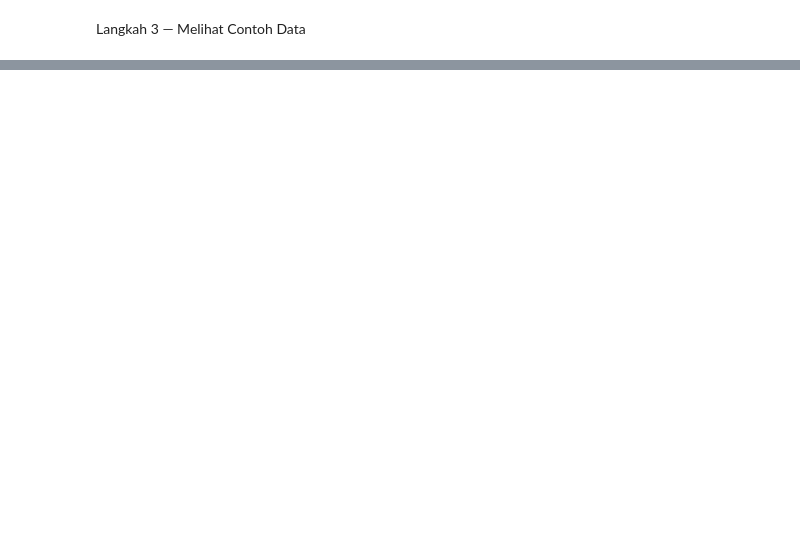
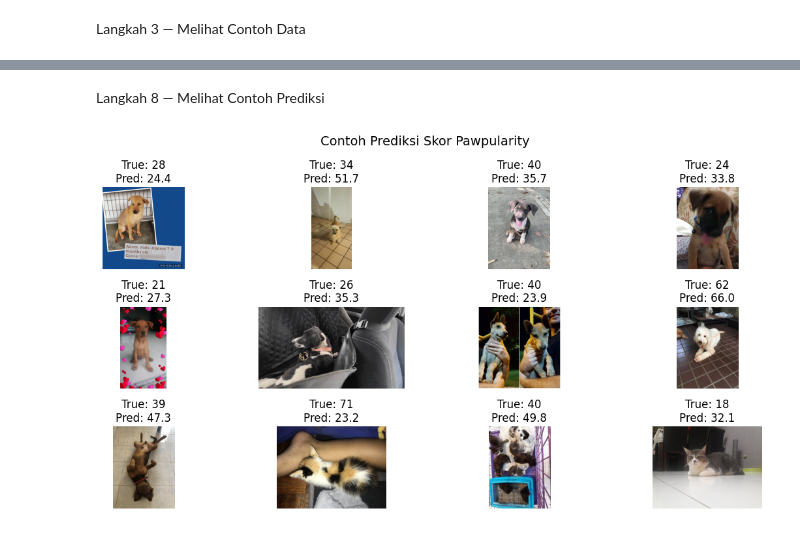
Before and after one commit to Oka05286/2025_CV_TI2C, a Jupyter notebook: Praktikum_03.ipynb, the cells around one changed output, grey strips where cells are left out. Drawn from its saved outputs; the diff is of its cells as text; code cells hidden in the pictures; blank space fills up the shorter version.

```diff
--- a/Praktikum_03.ipynb
+++ b/Praktikum_03.ipynb
@@ -654,0 +834,21 @@ FileNotFoundError: [Errno 2] No such file or directory: '/content/paw/train.csv'
+# %% [markdown]
+Langkah 8 — Melihat Contoh Prediksi
+# %%
+import random
+from PIL import Image
+
+sample_rows = val_df.sample(12, random_state=1)
+
+plt.figure(figsize=(12,6))
+for i, row in enumerate(sample_rows.itertuples()):
+  img = Image.open(row.path)
+  pred = model.predict(tf.expand_dims(load_image(row.path, row.Pawpularity)[0], 0), verbose=0).ravel()[0]
+  plt.subplot(3,4,i+1)
+  plt.imshow(img)
+  plt.title(f"True: {row.Pawpularity}\nPred: {pred:.1f}")
+  plt.axis('off')
+plt.suptitle("Contoh Prediksi Skor Pawpularity", fontsize=14)
+plt.tight_layout()
+plt.show()
+# %% [output]
+[figure, added]
```
Also changed, not shown: parts of 15 cells of this notebook.
